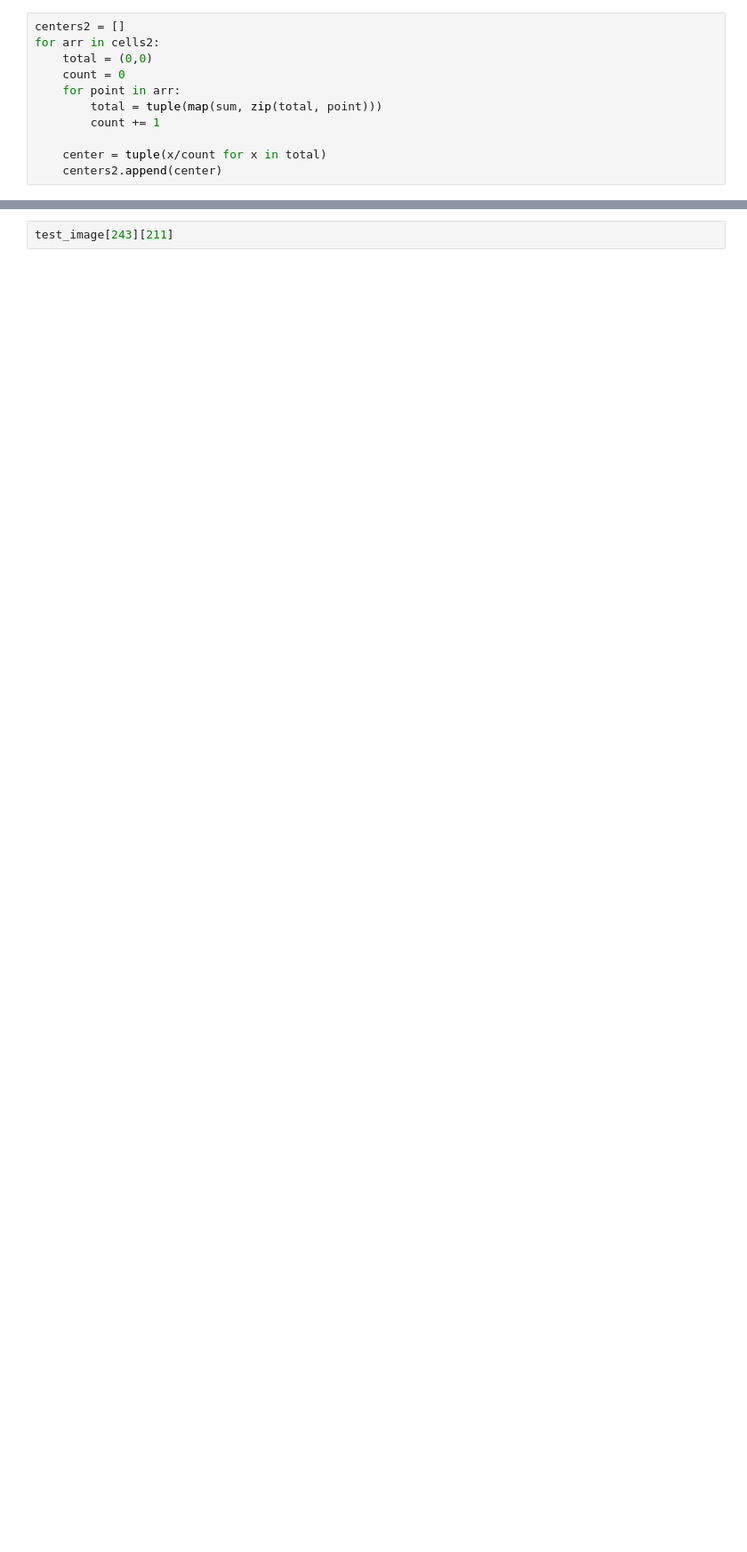
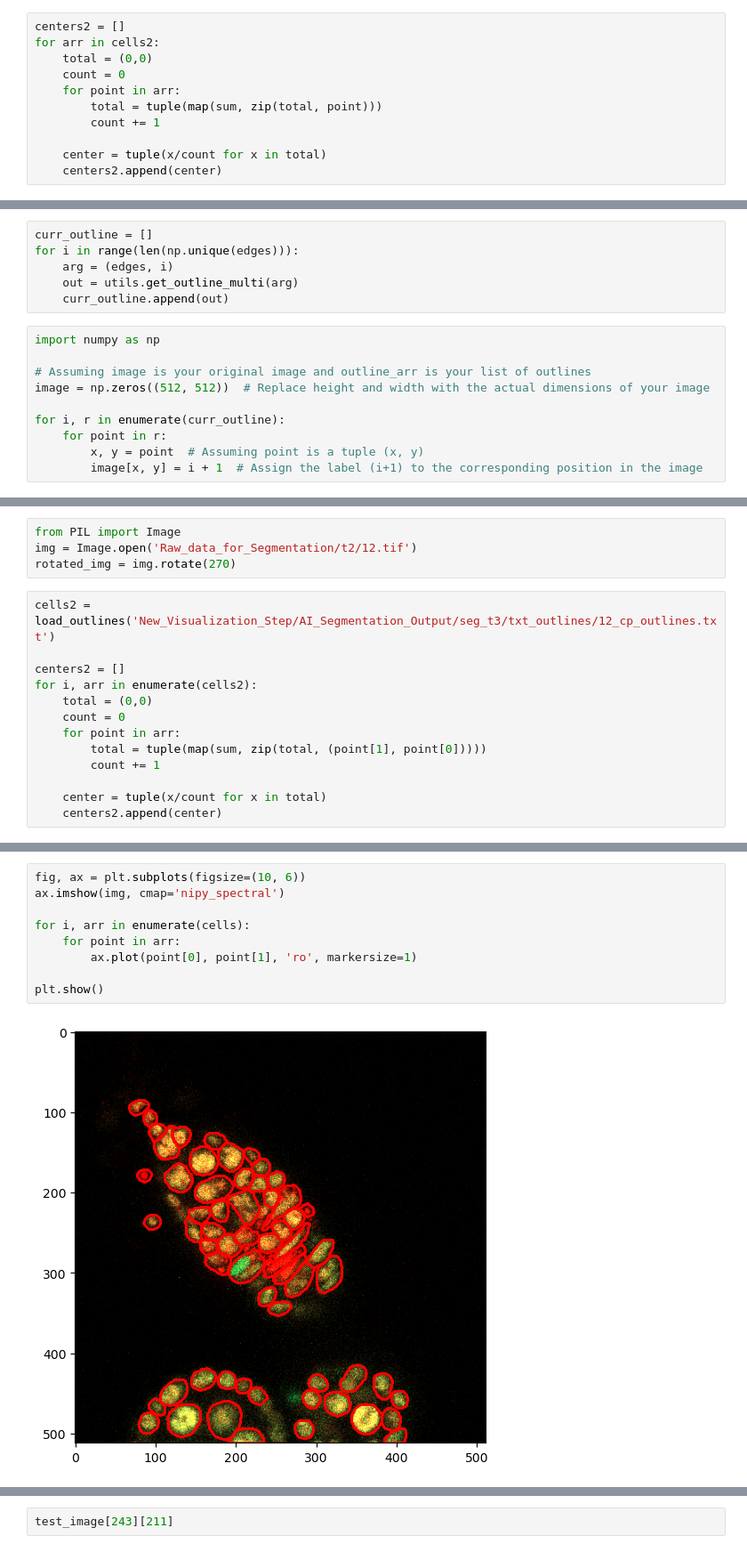
Before and after one commit to shbatgh/Terra, a Jupyter notebook: GermariumTracker.ipynb, the cells around one changed output, grey strips where cells are left out. Shown at 89% size. Drawn from its saved outputs; the diff is of its cells as text; blank space fills up the shorter version.

```diff
--- a/GermariumTracker.ipynb
+++ b/GermariumTracker.ipynb
@@ -303,0 +261,16 @@ color_to_label
+# %%
+curr_outline = []
+for i in range(len(np.unique(edges))):
+    arg = (edges, i)
+    out = utils.get_outline_multi(arg)
+    curr_outline.append(out)
+# %%
+import numpy as np
+
+# Assuming image is your original image and outline_arr is your list of outlines
+image = np.zeros((512, 512))  # Replace height and width with the actual dimensions of your image
+
+for i, r in enumerate(curr_outline):
+    for point in r:
+        x, y = point  # Assuming point is a tuple (x, y)
+        image[x, y] = i + 1  # Assign the label (i+1) to the corresponding position in the image
@@ -303,0 +283,17 @@ color_to_label
+# %%
+from PIL import Image
+img = Image.open('Raw_data_for_Segmentation/t2/12.tif')
+rotated_img = img.rotate(270)
+# %%
+cells2 = load_outlines('New_Visualization_Step/AI_Segmentation_Output/seg_t3/txt_outlines/12_cp_outlines.txt')
+
+centers2 = []
+for i, arr in enumerate(cells2):
+    total = (0,0)
+    count = 0
+    for point in arr:
+        total = tuple(map(sum, zip(total, (point[1], point[0]))))
+        count += 1
+
+    center = tuple(x/count for x in total)
+    centers2.append(center)
@@ -303,0 +304,11 @@ color_to_label
+# %%
+fig, ax = plt.subplots(figsize=(10, 6))
+ax.imshow(img, cmap='nipy_spectral')
+
+for i, arr in enumerate(cells):
+    for point in arr:
+        ax.plot(point[0], point[1], 'ro', markersize=1)
+
+plt.show()
+# %% [output]
+[figure, added]
```
Also changed, not shown: parts of 76 cells of this notebook, 2 other files.
